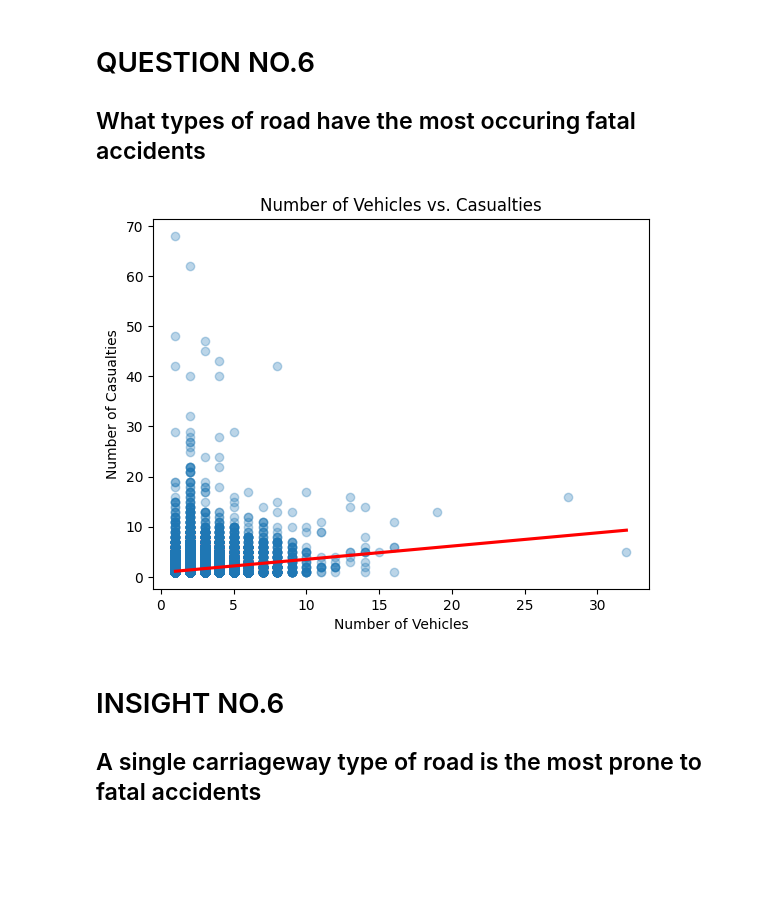
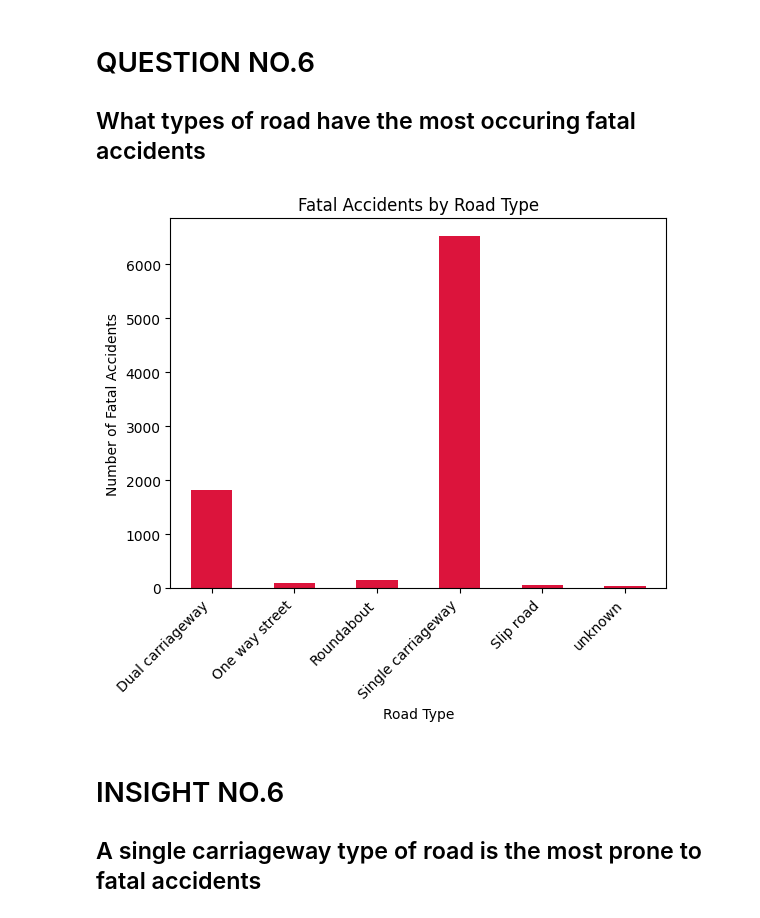
Before and after one commit to lpeter29/DATA_MINING, a Jupyter notebook: Activity4.ipynb, the cells around one changed output. Saved outputs shown, nothing was run; the diff lists cells and outputs as text; code cells hidden in the pictures; blank space fills up the shorter version.

```diff
--- a/Activity4.ipynb
+++ b/Activity4.ipynb
@@ -308,17 +310,17 @@ plt.show()
 
 <h2>What types of road have the most occuring fatal accidents</h2>
 # %%
-Fatal_road = accident[accident["Accident_Severity"] == "Fatal"]["Road_Type"].value_counts()
+Fatal_road = accident[accident["Accident_Severity"] == "Fatal"]["Road_Type"].value_counts().sort_index()
 
-sns.regplot(x=accident["Number_of_Vehicles"], y=accident["Number_of_Casualties"],
-            scatter_kws={'alpha': 0.3}, line_kws={"color": "red"})
+Fatal_road.plot(kind='bar', color='crimson')
 
-plt.title("Number of Vehicles vs. Casualties")
-plt.xlabel("Number of Vehicles")
-plt.ylabel("Number of Casualties")
+plt.title("Fatal Accidents by Road Type")
+plt.xlabel("Road Type")
+plt.ylabel("Number of Fatal Accidents")
+plt.xticks(rotation=45, ha='right')
 plt.show()
 # %% [output]
-[figure, old version]
+[figure, new version]
 # %% [markdown]
 <h1>INSIGHT NO.6</h1>
 
```
Also changed, not shown: parts of 8 cells of this notebook.
